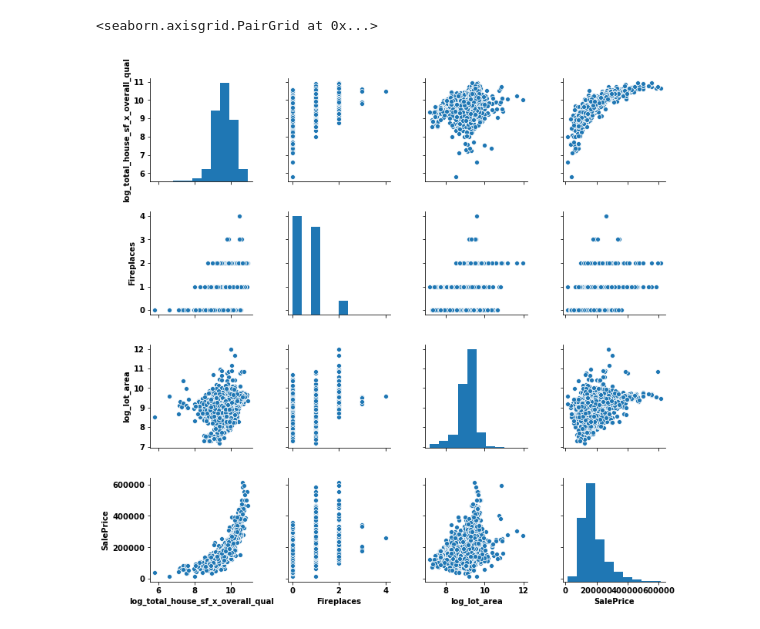
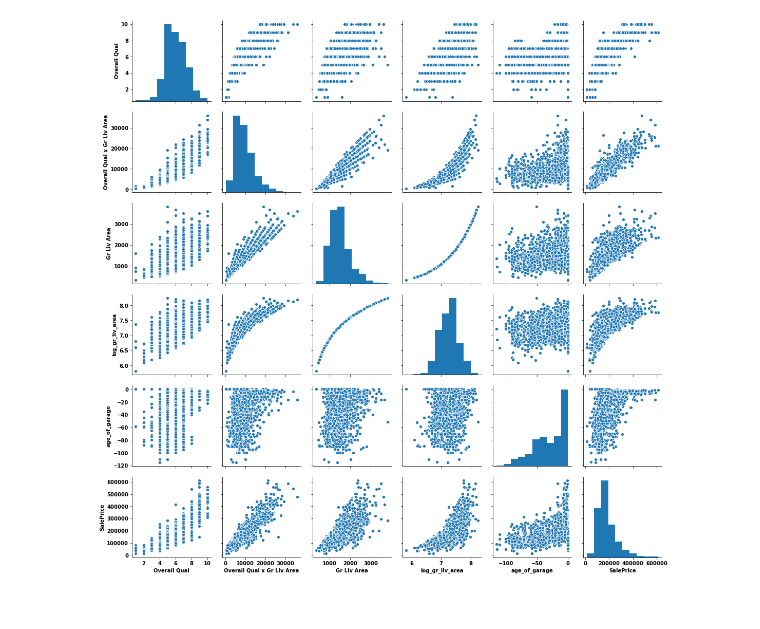
Before and after one commit to EricHeidbreder/GA_projects, a Jupyter notebook: projects/project_2-master/code/03_Feature Inspection.ipynb, the cells around one changed output. Drawn from its saved outputs; the diff is of its cells as text; code cells hidden in the pictures.

```diff
--- a/projects/project_2-master/code/03_Feature Inspection.ipynb
+++ b/projects/project_2-master/code/03_Feature Inspection.ipynb
@@ -39,8 +9,7 @@ Index(['Id', 'PID', 'MS SubClass', 'MS Zoning', 'Lot Frontage', 'Street',
-# %%
-sns.pairplot(houses_train_cleaned[['log_total_house_sf_x_overall_qual', 'Fireplaces', 'log_lot_area', 'SalePrice']])
-# %% [output]
-<seaborn.axisgrid.PairGrid at 0x...>
-[figure, removed]
+# %%
+sns.pairplot(houses_train_cleaned[['Overall Qual', 'Overall Qual x Gr Liv Area', 'Gr Liv Area', 'log_gr_liv_area', 'age_of_garage', 'SalePrice']]);
+# %% [output]
+[figure, added]
 # %%
 houses_train_cleaned.groupby('Year Remod/Add').mean()['SalePrice'].plot(kind='bar', figsize=(35,5))
 # %% [output]
```
Also changed, not shown: parts of 5 cells of this notebook, 8 other files.
